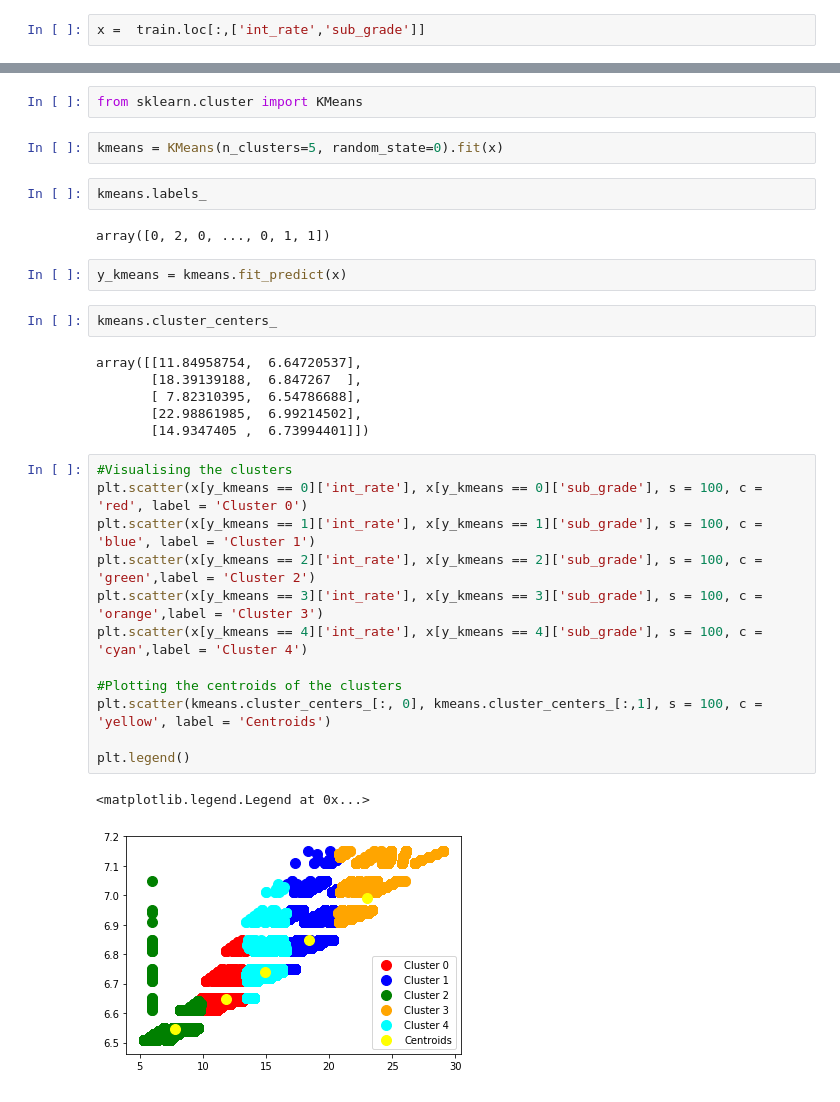
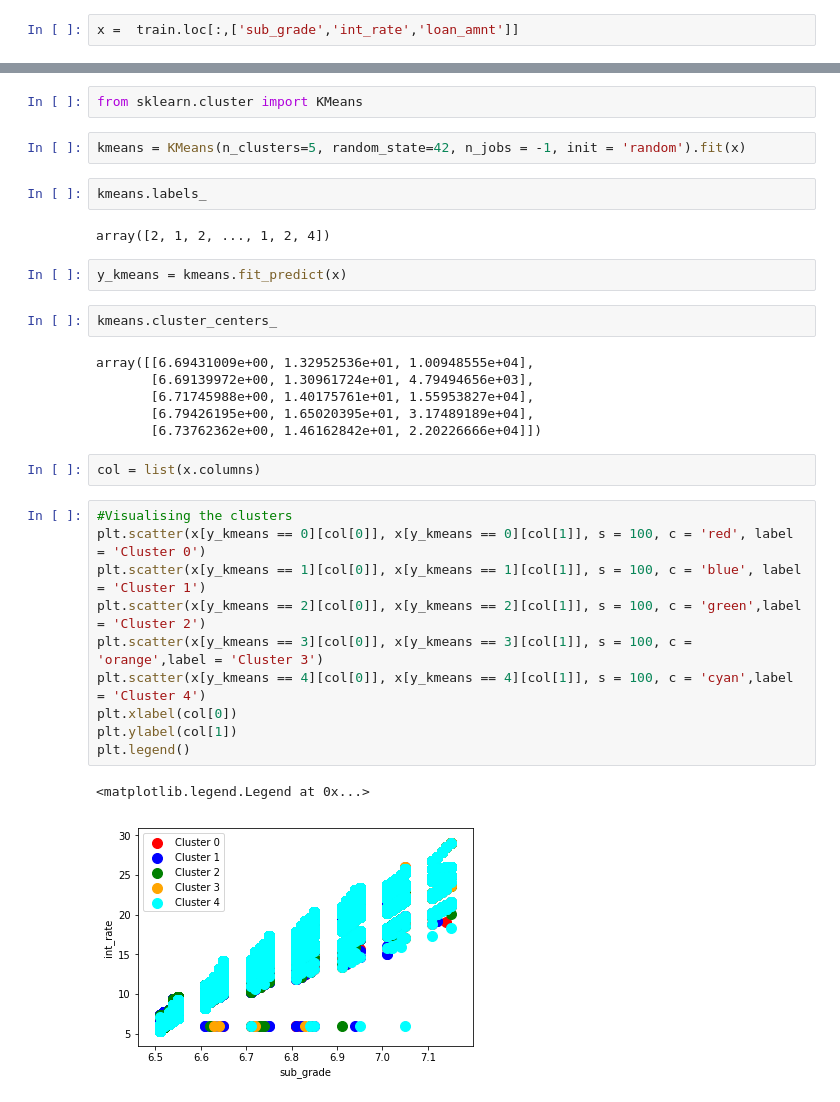
Before and after one commit to Anastasiyabordak/ODS_training, a Jupyter notebook: Unsupervised.ipynb, the cells around one changed output, grey strips where cells are left out. Drawn from its saved outputs; the diff is of its cells as text.

```diff
--- a/Unsupervised.ipynb
+++ b/Unsupervised.ipynb
@@ -62,7 +66,7 @@ def proc(x,y):
     x_train = x_train.reindex(sorted(x_test.columns), axis=1)
     return x_train, x_test, y_train, y_test
 # %%
-x =  train.loc[:,['int_rate','sub_grade']]
+x =  train.loc[:,['sub_grade','int_rate','loan_amnt']]
 # %%
 x.info()
 # %% [output]
@@ -88,33 +94,33 @@ memory usage: 3.1 MB
 # %%
 from sklearn.cluster import KMeans
 # %%
-kmeans = KMeans(n_clusters=5, random_state=0).fit(x)
+kmeans = KMeans(n_clusters=5, random_state=42, n_jobs = -1, init = 'random').fit(x)
 # %%
 kmeans.labels_
 # %% [output]
-array([0, 2, 0, ..., 0, 1, 1])
+array([2, 1, 2, ..., 1, 2, 4])
 # %%
 y_kmeans = kmeans.fit_predict(x)
 # %%
 kmeans.cluster_centers_
 # %% [output]
-array([[11.84958754,  6.64720537],
-       [18.39139188,  6.847267  ],
-       [ 7.82310395,  6.54786688],
-       [22.98861985,  6.99214502],
-       [14.9347405 ,  6.73994401]])
+array([[6.69431009e+00, 1.32952536e+01, 1.00948555e+04],
+       [6.69139972e+00, 1.30961724e+01, 4.79494656e+03],
+       [6.71745988e+00, 1.40175761e+01, 1.55953827e+04],
+       [6.79426195e+00, 1.65020395e+01, 3.17489189e+04],
+       [6.73762362e+00, 1.46162842e+01, 2.20226666e+04]])
+# %%
+col = list(x.columns)
 # %%
 #Visualising the clusters
-plt.scatter(x[y_kmeans == 0]['int_rate'], x[y_kmeans == 0]['sub_grade'], s = 100, c = 'red', label = 'Cluster 0')
-plt.scatter(x[y_kmeans == 1]['int_rate'], x[y_kmeans == 1]['sub_grade'], s = 100, c = 'blue', label = 'Cluster 1')
-plt.scatter(x[y_kmeans == 2]['int_rate'], x[y_kmeans == 2]['sub_grade'], s = 100, c = 'green',label = 'Cluster 2')
-plt.scatter(x[y_kmeans == 3]['int_rate'], x[y_kmeans == 3]['sub_grade'], s = 100, c = 'orange',label = 'Cluster 3')
-plt.scatter(x[y_kmeans == 4]['int_rate'], x[y_kmeans == 4]['sub_grade'], s = 100, c = 'cyan',label = 'Cluster 4')
-
-#Plotting the centroids of the clusters
-plt.scatter(kmeans.cluster_centers_[:, 0], kmeans.cluster_centers_[:,1], s = 100, c = 'yellow', label = 'Centroids')
-
+plt.scatter(x[y_kmeans == 0][col[0]], x[y_kmeans == 0][col[1]], s = 100, c = 'red', label = 'Cluster 0')
+plt.scatter(x[y_kmeans == 1][col[0]], x[y_kmeans == 1][col[1]], s = 100, c = 'blue', label = 'Cluster 1')
+plt.scatter(x[y_kmeans == 2][col[0]], x[y_kmeans == 2][col[1]], s = 100, c = 'green',label = 'Cluster 2')
+plt.scatter(x[y_kmeans == 3][col[0]], x[y_kmeans == 3][col[1]], s = 100, c = 'orange',label = 'Cluster 3')
+plt.scatter(x[y_kmeans == 4][col[0]], x[y_kmeans == 4][col[1]], s = 100, c = 'cyan',label = 'Cluster 4')
+plt.xlabel(col[0])
+plt.ylabel(col[1])
 plt.legend()
 # %% [output]
 <matplotlib.legend.Legend at 0x...>
-[figure, old version]
+[figure, new version]
```
Also changed, not shown: parts of 8 cells of this notebook.
